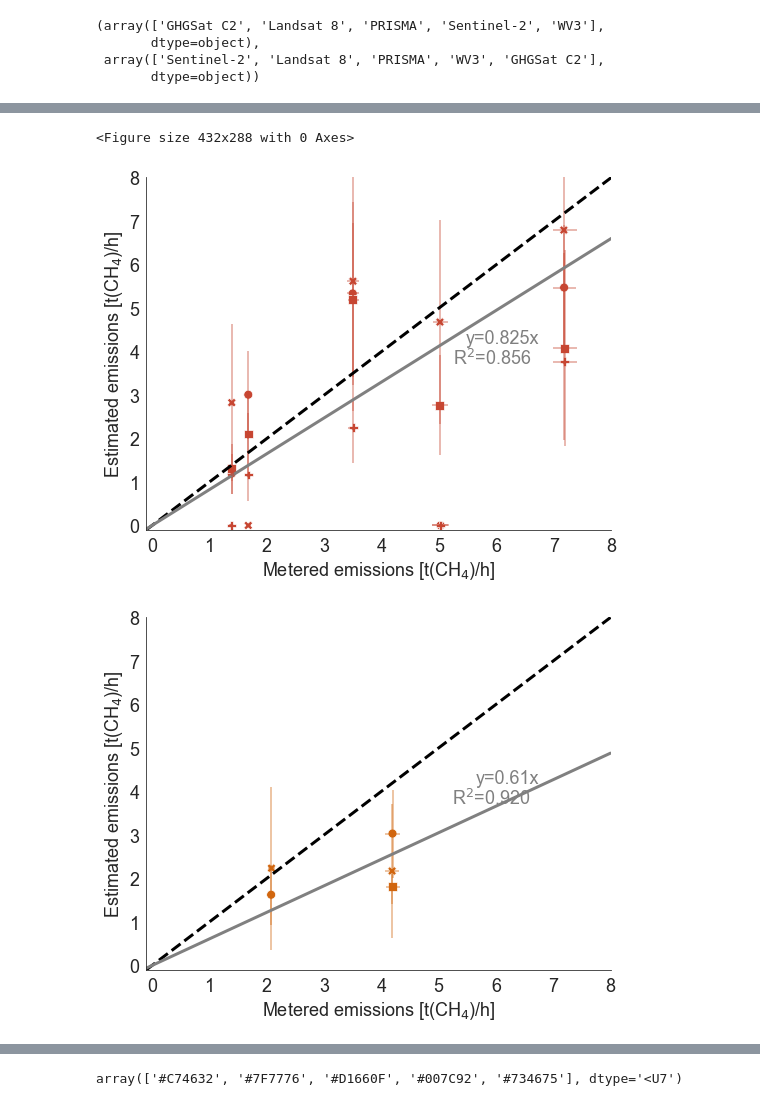
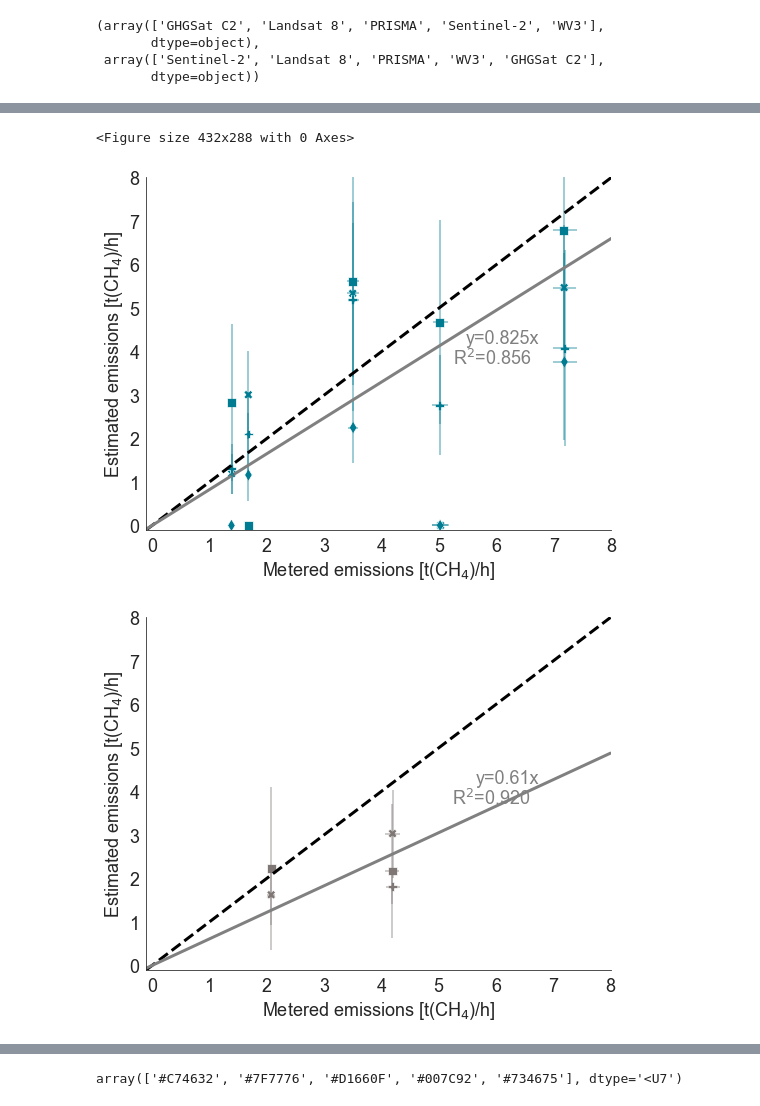
Before and after one commit to esherwin/SatelliteTesting, a Jupyter notebook: SatelliteTestingFiguresFullData.ipynb, the cells around one changed output, grey strips where cells are left out. Cells and saved outputs as stored; diff of their text form; code cells hidden in the pictures.

Commit message:
Finally got the colors to look right on all the parity plots.

```diff
--- a/SatelliteTestingFiguresFullData.ipynb
+++ b/SatelliteTestingFiguresFullData.ipynb
@@ -282,20 +282,42 @@ def parityPlot(filename, satellitedata=satelliteResults, satellite='All', team='
     selectedSatelliteNames = selectedSatelliteNames.tolist()
     selectedTeamNames = np.unique(selectedSatelliteResults['Team'])
     teamPos = np.in1d(teamNames, selectedTeamNames)
+    colors =  np.array(['#C74632', '#D1660F', '#007C92', '#7F7776', '#734675'])
     slctColors = colors[selectedSatellitePos]
-    StanfordPalette = sns.set_palette(sns.color_palette(slctColors))
 
     # slctColorsForErrorbars = colorsForErrorbars[selectedSatellitePos]
-    colorsForErrorbars = np.array(['#C74632', '#7F7776', '#D1660F', '#007C92', '#734675'])
-    if (team == 'SRON') | (team == 'Harvard') | (satellite != 'All'):
-        slctColorsForErrorbars = np.append(slctColors[1:], slctColors[0])# slctColors# np.append(slctColors[1:], slctColors[0])
-    else: slctColorsForErrorbars = colorsForErrorbars[selectedSatellitePos]
+    colorsForErrorbars = np.array(['#007C92', '#7F7776', '#D1660F', '#734675', '#C74632'])
+    if (satellite=='All') & (team=='All'):
+        slctColorsForErrorbars = colors[[0, 3, 1, 2, 4]]
+        StanfordPalette = sns.set_palette(sns.color_palette(slctColors))
+    elif (team=='Kayrros') | (team=='LARS'):
+        slctColorsForErrorbarsInit = colorsForErrorbars[selectedSatellitePos]
+        slctColorsForErrorbars =  slctColorsForErrorbarsInit[[2, 0, 1, 3]] #[[-1, ]]# np.append(slctColorsForErrorbarsInit[1:], slctColorsForErrorbarsInit[0])
+        StanfordPalette = sns.set_palette(sns.color_palette(slctColorsForErrorbarsInit))
+    elif (team=='SRON'):
+        slctColorsForErrorbarsInit = colorsForErrorbars[selectedSatellitePos]
+        slctColorsForErrorbars =  slctColorsForErrorbarsInit[[1, 0]] #[[-1, ]]# np.append(slctColorsForErrorbarsInit[1:], slctColorsForErrorbarsInit[0])
+        StanfordPalette = sns.set_palette(sns.color_palette(slctColorsForErrorbarsInit))
+    else:
+        slctColorsForErrorbarsInit = colorsForErrorbars[selectedSatellitePos]
+        slctColorsForErrorbars =  slctColorsForErrorbarsInit #[[-1, ]]# np.append(slctColorsForErrorbarsInit[1:], slctColorsForErrorbarsInit[0])
+        StanfordPalette = sns.set_palette(sns.color_palette(slctColorsForErrorbarsInit))
+    # if (team == 'SRON') | (team == 'Harvard') | (satellite != 'All'):
+    #     slctColorsForErrorbars = np.append(slctColors[1:], slctColors[0])# slctColors# np.append(slctColors[1:], slctColors[0])
+    # else: slctColorsForErrorbars = colorsForErrorbars[selectedSatellitePos]
+
+    # slctColorsForErrorbars = colorsForErrorbars[selectedSatellitePos]
+
     # For main plots, LARS, and Kayrros
      # np.append(slctColors[1:], slctColors[0])# slctColors# np.append(slctColors[1:], slctColors[0])  # colorsForErrorbars[selectedSatellitePos]
     # For individual satellites and teams
     # slctColorsForErrorbars = np.append(slctColors[1:], slctColors[0])# slctColors# np.append(slctColors[1:], slctColors[0])
 
-    slctMarkers = markers[teamPos].tolist()
+    subsetMarkers = np.array(['X', 's', 'P', 'd', 'o'])
+    if (satellite=='All') & (team=='All'):
+        slctMarkers = markers[teamPos].tolist()
+    else:
+        slctMarkers = subsetMarkers[teamPos].tolist()
 
     # mainScatterPlot = sns.relplot(data=selectedSatelliteResults, x='cr_kgh_CH4_mean300', y='Estimate (KGH) num', style='Team', hue='Satellite', s=80, kind='scatter', height=6, aspect=1.05) #, legend=False) # 'logged KGH', palette='tab10'
     mainScatterPlot = sns.relplot(data=selectedSatelliteResults, x='cr_kgh_CH4_mean300', y='Estimate (KGH) num', style='Team', hue='Satellite', markers=slctMarkers, s=80, kind='scatter', height=6, aspect=1.05) #, legend=False) # 'logged KGH', palette='tab10'
@@ -394,11 +416,11 @@ parityPlot(filename='/Users/evansherwin/PycharmProjects/SatelliteTesting/Figures
 [figure]
 # %%
-parityPlot(filename='/Users/evansherwin/PycharmProjects/SatelliteTesting/Figures/Satellite parity Sentinel-2 20231016.pdf', satellitedata=satelliteResults, satellite='Sentinel-2', stage=1)
-parityPlot(filename='/Users/evansherwin/PycharmProjects/SatelliteTesting/Figures/Satellite parity Landsat 8 20231016.pdf', satellitedata=satelliteResults, satellite='Landsat 8', stage=1)
-parityPlot(filename='/Users/evansherwin/PycharmProjects/SatelliteTesting/Figures/Satellite parity PRISMA 20231016.pdf', satellitedata=satelliteResults, satellite='PRISMA', stage=1)
-parityPlot(filename='/Users/evansherwin/PycharmProjects/SatelliteTesting/Figures/Satellite parity GHGSat C2 20231016.pdf', satellitedata=satelliteResults, satellite='GHGSat C2', stage=1)
-parityPlot(filename='/Users/evansherwin/PycharmProjects/SatelliteTesting/Figures/Satellite parity WV3 20231016.pdf', satellitedata=satelliteResults, satellite='WV3', stage=1)
+parityPlot(filename='/Users/evansherwin/PycharmProjects/SatelliteTesting/Figures/Satellite parity Sentinel-2 20230116c.pdf', satellitedata=satelliteResults, satellite='Sentinel-2', stage=1)
+parityPlot(filename='/Users/evansherwin/PycharmProjects/SatelliteTesting/Figures/Satellite parity Landsat 8 20230116c.pdf', satellitedata=satelliteResults, satellite='Landsat 8', stage=1)
+parityPlot(filename='/Users/evansherwin/PycharmProjects/SatelliteTesting/Figures/Satellite parity PRISMA 20230116c.pdf', satellitedata=satelliteResults, satellite='PRISMA', stage=1)
+parityPlot(filename='/Users/evansherwin/PycharmProjects/SatelliteTesting/Figures/Satellite parity GHGSat C2 20230116c.pdf', satellitedata=satelliteResults, satellite='GHGSat C2', stage=1)
+parityPlot(filename='/Users/evansherwin/PycharmProjects/SatelliteTesting/Figures/Satellite parity WV3 20230116c.pdf', satellitedata=satelliteResults, satellite='WV3', stage=1)
 # %% [output]
 <Figure size 432x288 with 0 Axes>
-[figure, old version]
+[figure, new version]
-[figure, old version]
+[figure, new version]
```
Also changed, not shown: parts of 8 cells of this notebook.
